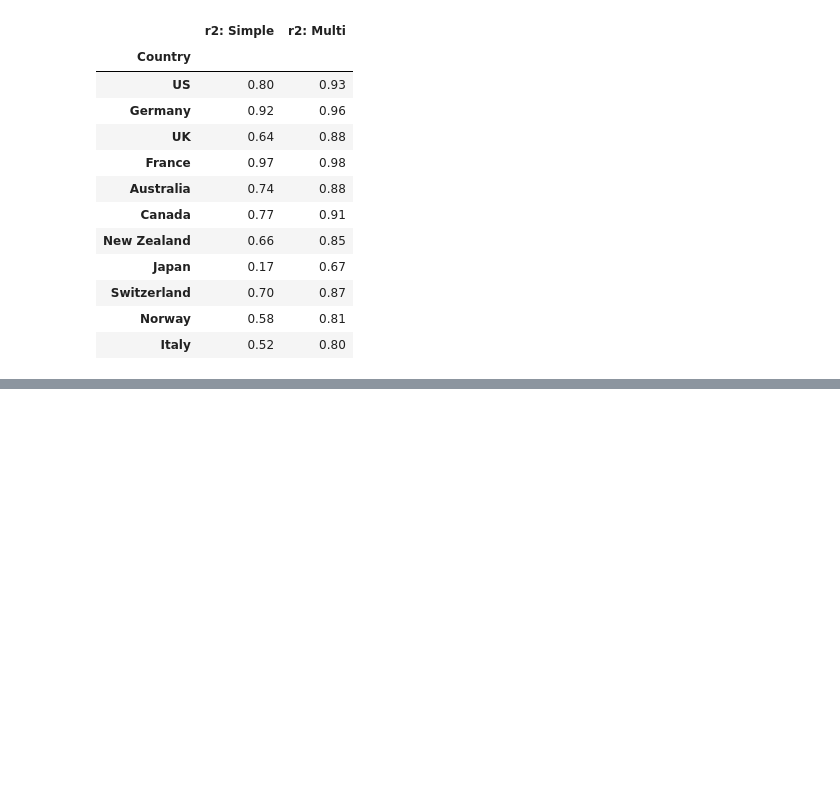
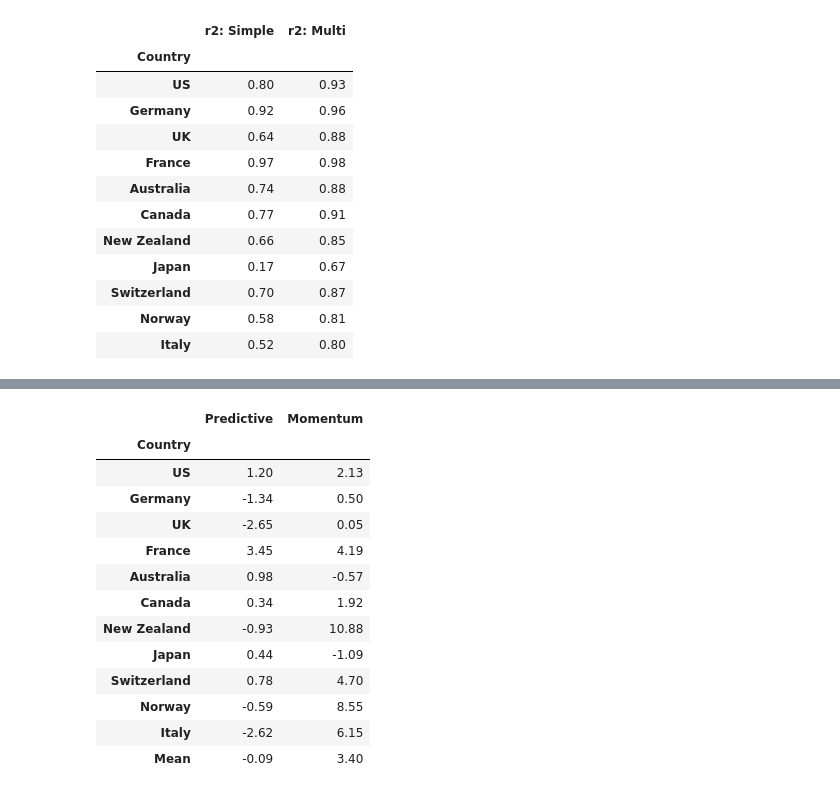
Before and after one commit to danjsabra/G10_RV, a Jupyter notebook: G10_RV.ipynb, the cells around one changed output, grey strips where cells are left out. Saved outputs shown, nothing was run; the diff lists cells and outputs as text; code cells hidden in the pictures; blank space fills up the shorter version.

```diff
--- a/G10_RV.ipynb
+++ b/G10_RV.ipynb
@@ -146,0 +195,17 @@ for country in codes.keys():
+# %%
+trading
+# %% [output]
+|  | Predictive | Momentum |
+| Country |  |  |
+| US | 1.20 | 2.13 |
+| Germany | -1.34 | 0.50 |
+| UK | -2.65 | 0.05 |
+| France | 3.45 | 4.19 |
+| Australia | 0.98 | -0.57 |
+| Canada | 0.34 | 1.92 |
+| New Zealand | -0.93 | 10.88 |
+| Japan | 0.44 | -1.09 |
+| Switzerland | 0.78 | 4.70 |
+| Norway | -0.59 | 8.55 |
+| Italy | -2.62 | 6.15 |
+| Mean | -0.09 | 3.40 |
```
Also changed, not shown: parts of 3 cells of this notebook.
